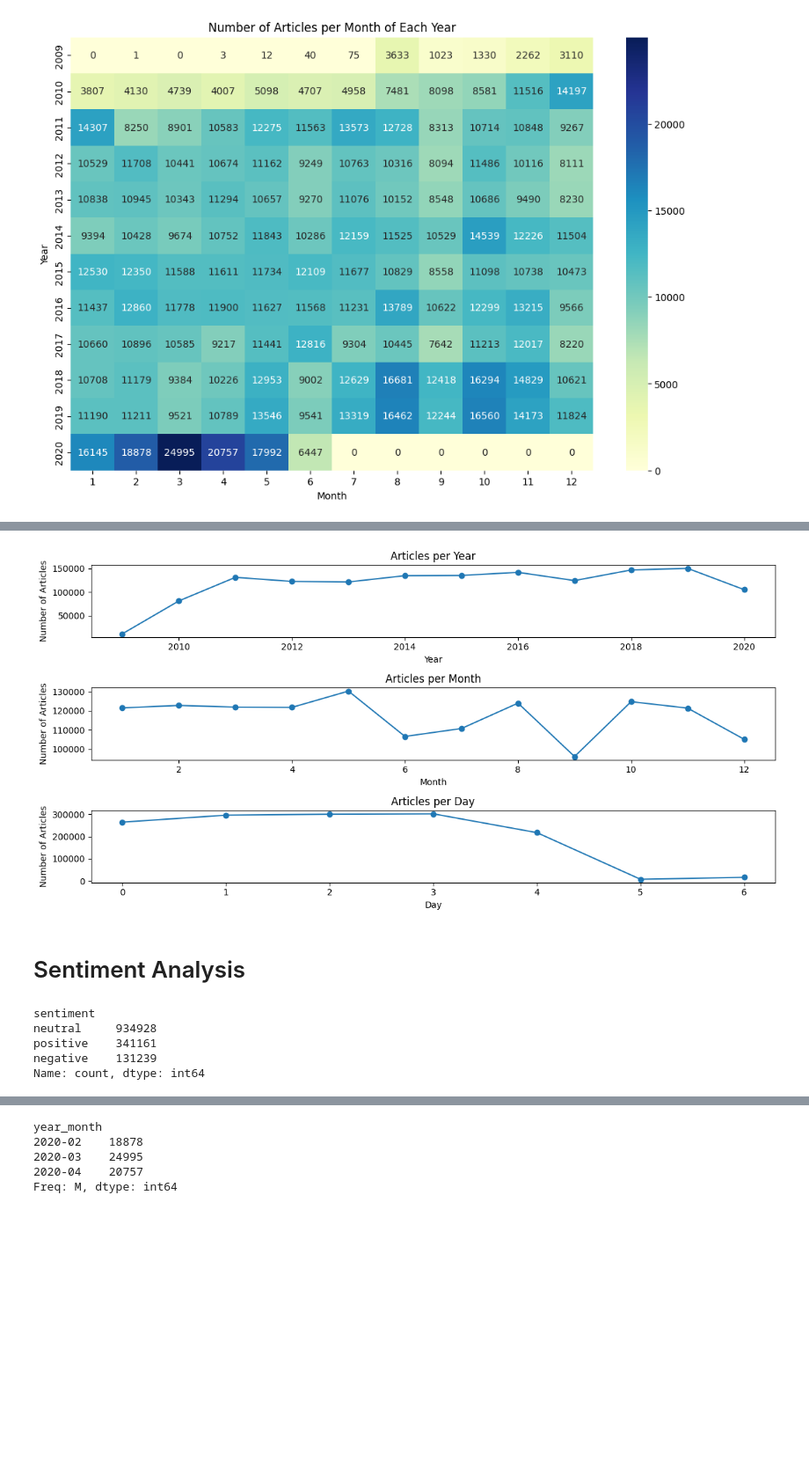
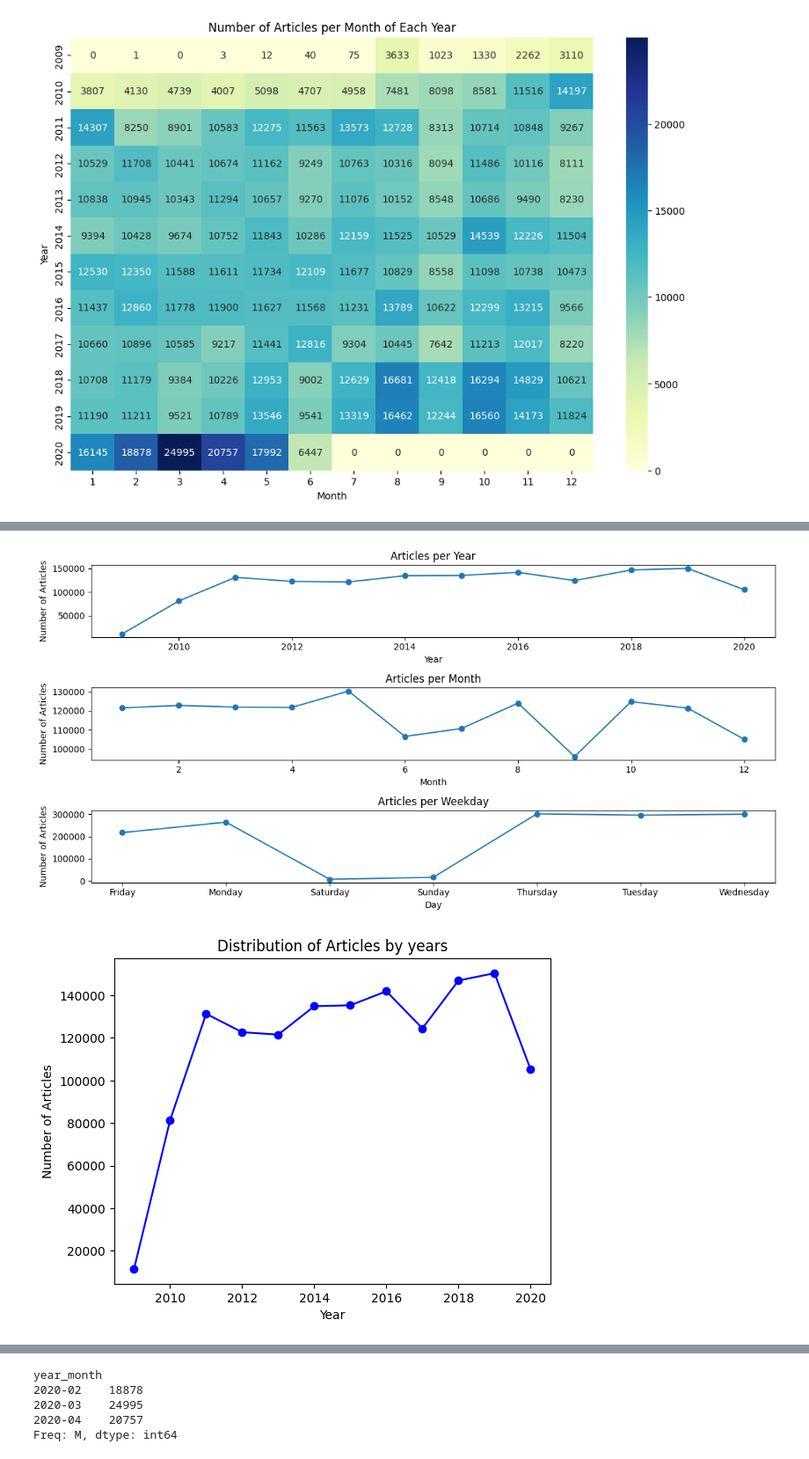
Before and after one commit to Khayo-7/10Academy-Kifiya-Week-1, a Jupyter notebook: notebooks/analyst_ratings_EDA.ipynb, the cells around one changed output, grey strips where cells are left out. Shown at 88% size. Saved outputs shown, nothing was run; the diff lists cells and outputs as text; code cells hidden in the pictures; blank space fills up the shorter version.

Commit message:
separated notebooks for EDA analysis and sentimental analysis added loader script and test cases

```diff
--- a/notebooks/analyst_ratings_EDA.ipynb
+++ b/notebooks/analyst_ratings_EDA.ipynb
@@ -416,13 +411,12 @@ plt.xlabel('Month')
 plt.ylabel('Number of Articles')
 
 plt.subplot(3, 1, 3)
-articles_per_day_of_week.plot(kind='line', marker='o', title='Articles per Day')
+articles_per_weekday_name.plot(kind='line', marker='o', title='Articles per Weekday')
+# articles_per_weekday.plot(kind='line', marker='o', title='Articles per Weekday')
 plt.xlabel('Day')
 plt.ylabel('Number of Articles')
 
 plt.tight_layout()
 plt.show()
 # %% [output]
-[figure, old version]
+[figure, new version]
-# %% [markdown]
-# Sentiment Analysis
@@ -449,13 +422,0 @@ def extract_keywords(headline):
-# %%
-
-df['sentiment'] = df['headline'].apply(get_sentiment)
-
-# Display sentiment distribution
-sentiment_counts = df['sentiment'].value_counts()
-sentiment_counts
-# %% [output]
-sentiment
-neutral     934928
-positive    341161
-negative    131239
-Name: count, dtype: int64
@@ -479,0 +423,9 @@ all_keywords = df['headline'].apply(extract_keywords).sum()
+# %%
+# Distribution of articles by years
+articles_per_year.plot(kind='line', marker='o', color='blue')
+plt.title('Distribution of Articles by years')
+plt.xlabel('Year')
+plt.ylabel('Number of Articles')
+plt.show()
+# %% [output]
+[figure, added]
```
Also changed, not shown: parts of 55 cells of this notebook, 12 other files.
